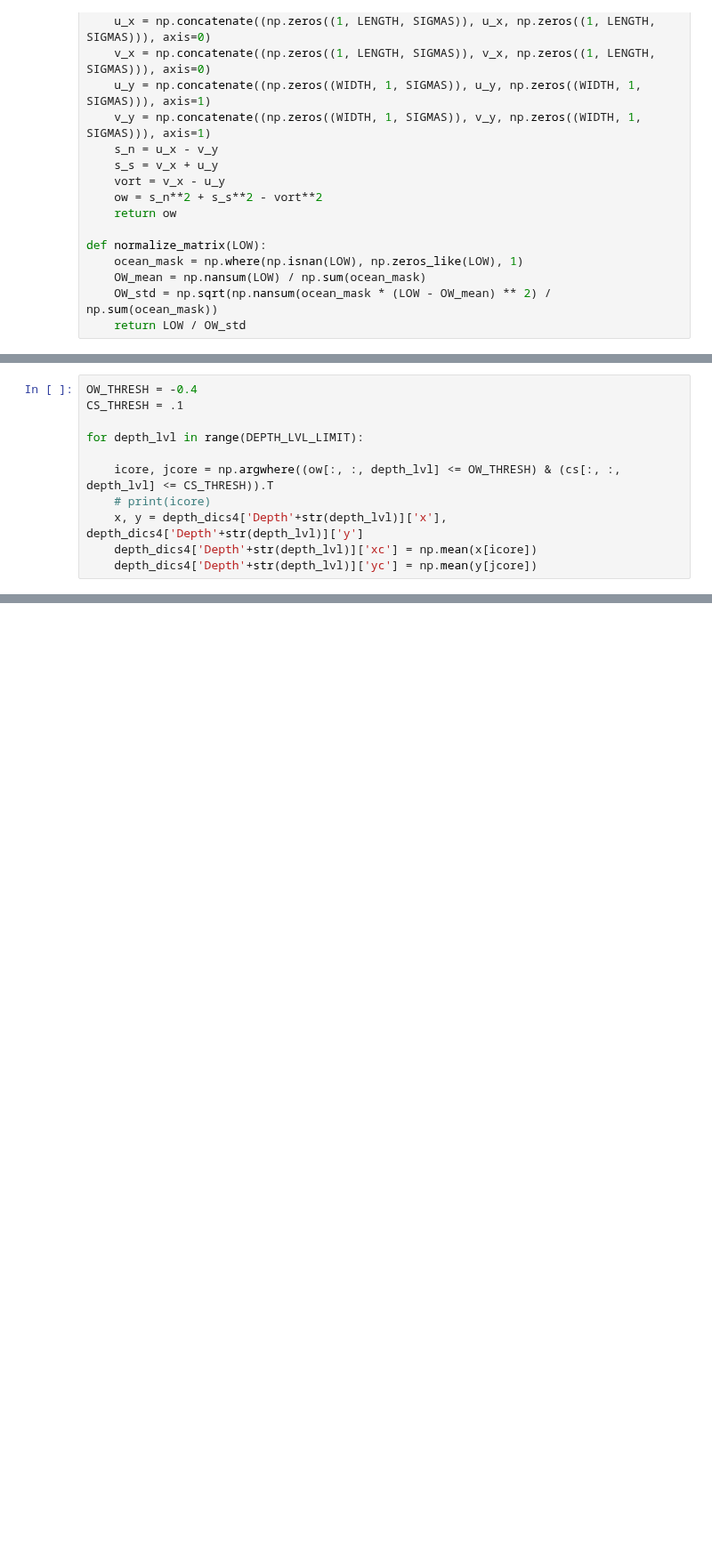
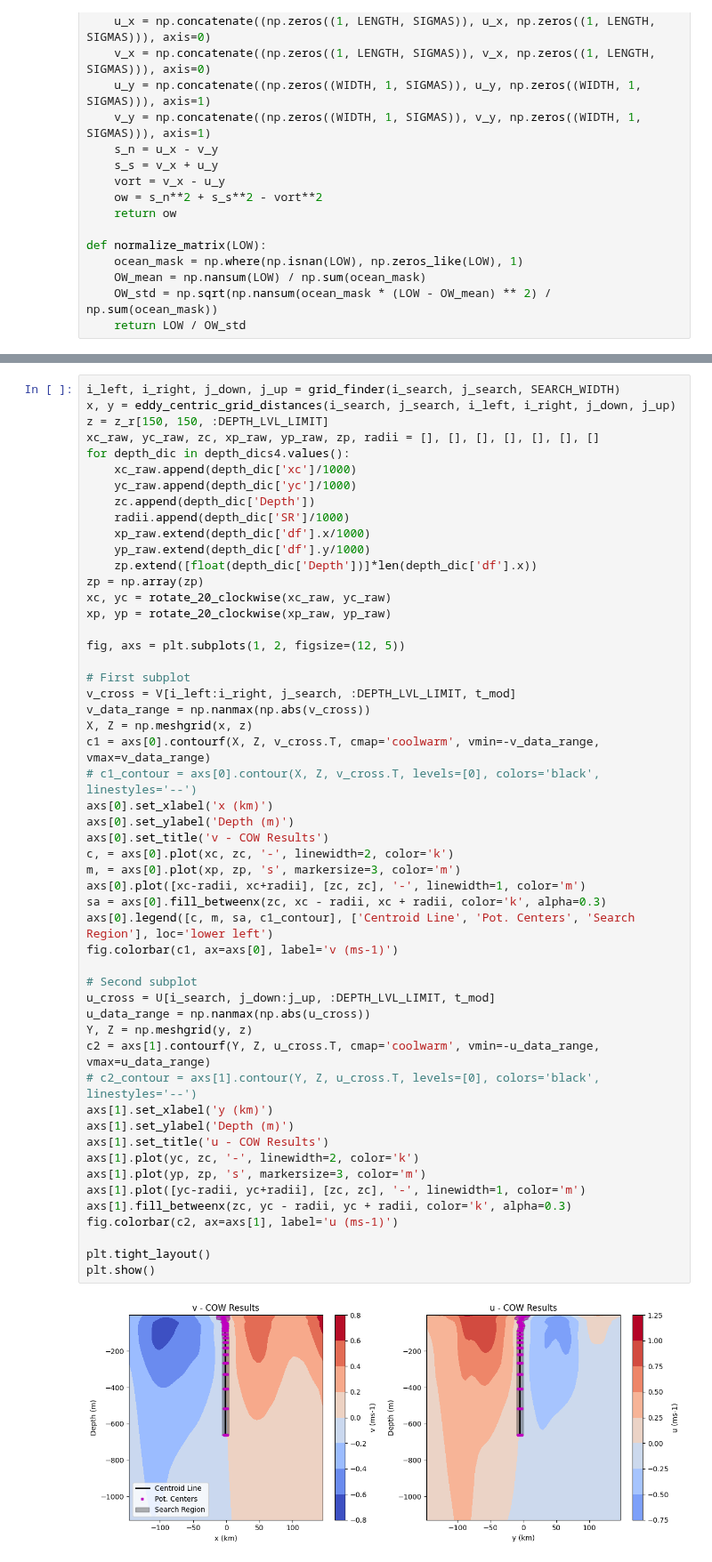
Before and after one commit to regdowse/UNSW-MRes, a Jupyter notebook: MRes/Eddy_Structure_Approaches/The_Frontiers.ipynb, the cells around one changed output, grey strips where cells are left out. Shown at 89% size. Cells and saved outputs as stored; diff of their text form; blank space fills up the shorter version.

```diff
--- a/MRes/Eddy_Structure_Approaches/The_Frontiers.ipynb
+++ b/MRes/Eddy_Structure_Approaches/The_Frontiers.ipynb
@@ -1161,12 +1146 @@ for depth_lvl in range(DEPTH_LVL_LIMIT):
                                           'Depth': z_r[150, 150, depth_lvl]}
-# %%
-OW_THRESH = -0.4
-CS_THRESH = .1
-
-for depth_lvl in range(DEPTH_LVL_LIMIT):
-
-    icore, jcore = np.argwhere((ow[:, :, depth_lvl] <= OW_THRESH) & (cs[:, :, depth_lvl] <= CS_THRESH)).T
-    # print(icore)
-    x, y = depth_dics4['Depth'+str(depth_lvl)]['x'], depth_dics4['Depth'+str(depth_lvl)]['y']
-    depth_dics4['Depth'+str(depth_lvl)]['xc'] = np.mean(x[icore])
-    depth_dics4['Depth'+str(depth_lvl)]['yc'] = np.mean(y[jcore])
@@ -1250,0 +1151,54 @@ ax1.view_init(elev=15, azim=270)
+# %%
+i_left, i_right, j_down, j_up = grid_finder(i_search, j_search, SEARCH_WIDTH)
+x, y = eddy_centric_grid_distances(i_search, j_search, i_left, i_right, j_down, j_up)
+z = z_r[150, 150, :DEPTH_LVL_LIMIT]
+xc_raw, yc_raw, zc, xp_raw, yp_raw, zp, radii = [], [], [], [], [], [], []
+for depth_dic in depth_dics4.values():
+    xc_raw.append(depth_dic['xc']/1000)
+    yc_raw.append(depth_dic['yc']/1000)
+    zc.append(depth_dic['Depth'])
+    radii.append(depth_dic['SR']/1000)
+    xp_raw.extend(depth_dic['df'].x/1000)
+    yp_raw.extend(depth_dic['df'].y/1000)
+    zp.extend([float(depth_dic['Depth'])]*len(depth_dic['df'].x))
+zp = np.array(zp)
+xc, yc = rotate_20_clockwise(xc_raw, yc_raw)
+xp, yp = rotate_20_clockwise(xp_raw, yp_raw)
+
+fig, axs = plt.subplots(1, 2, figsize=(12, 5))
+
+# First subplot
+v_cross = V[i_left:i_right, j_search, :DEPTH_LVL_LIMIT, t_mod]
+v_data_range = np.nanmax(np.abs(v_cross))
+X, Z = np.meshgrid(x, z)
+c1 = axs[0].contourf(X, Z, v_cross.T, cmap='coolwarm', vmin=-v_data_range, vmax=v_data_range)
+# c1_contour = axs[0].contour(X, Z, v_cross.T, levels=[0], colors='black', linestyles='--')
+axs[0].set_xlabel('x (km)')
+axs[0].set_ylabel('Depth (m)')
+axs[0].set_title('v - COW Results')
+c, = axs[0].plot(xc, zc, '-', linewidth=2, color='k')
+m, = axs[0].plot(xp, zp, 's', markersize=3, color='m')
+axs[0].plot([xc-radii, xc+radii], [zc, zc], '-', linewidth=1, color='m')
+sa = axs[0].fill_betweenx(zc, xc - radii, xc + radii, color='k', alpha=0.3)
+axs[0].legend([c, m, sa, c1_contour], ['Centroid Line', 'Pot. Centers', 'Search Region'], loc='lower left')
+fig.colorbar(c1, ax=axs[0], label='v (ms-1)')
+
+# Second subplot
+u_cross = U[i_search, j_down:j_up, :DEPTH_LVL_LIMIT, t_mod]
+u_data_range = np.nanmax(np.abs(u_cross))
+Y, Z = np.meshgrid(y, z)
+c2 = axs[1].contourf(Y, Z, u_cross.T, cmap='coolwarm', vmin=-u_data_range, vmax=u_data_range)
+# c2_contour = axs[1].contour(Y, Z, u_cross.T, levels=[0], colors='black', linestyles='--')
+axs[1].set_xlabel('y (km)')
+axs[1].set_ylabel('Depth (m)')
+axs[1].set_title('u - COW Results')
+axs[1].plot(yc, zc, '-', linewidth=2, color='k')
+axs[1].plot(yp, zp, 's', markersize=3, color='m')
+axs[1].plot([yc-radii, yc+radii], [zc, zc], '-', linewidth=1, color='m')
+axs[1].fill_betweenx(zc, yc - radii, yc + radii, color='k', alpha=0.3)
+fig.colorbar(c2, ax=axs[1], label='u (ms-1)')
+
+plt.tight_layout()
+plt.show()
+# %% [output]
+[figure, added]
```
Also changed, not shown: parts of 7 cells of this notebook, 1 other file.
